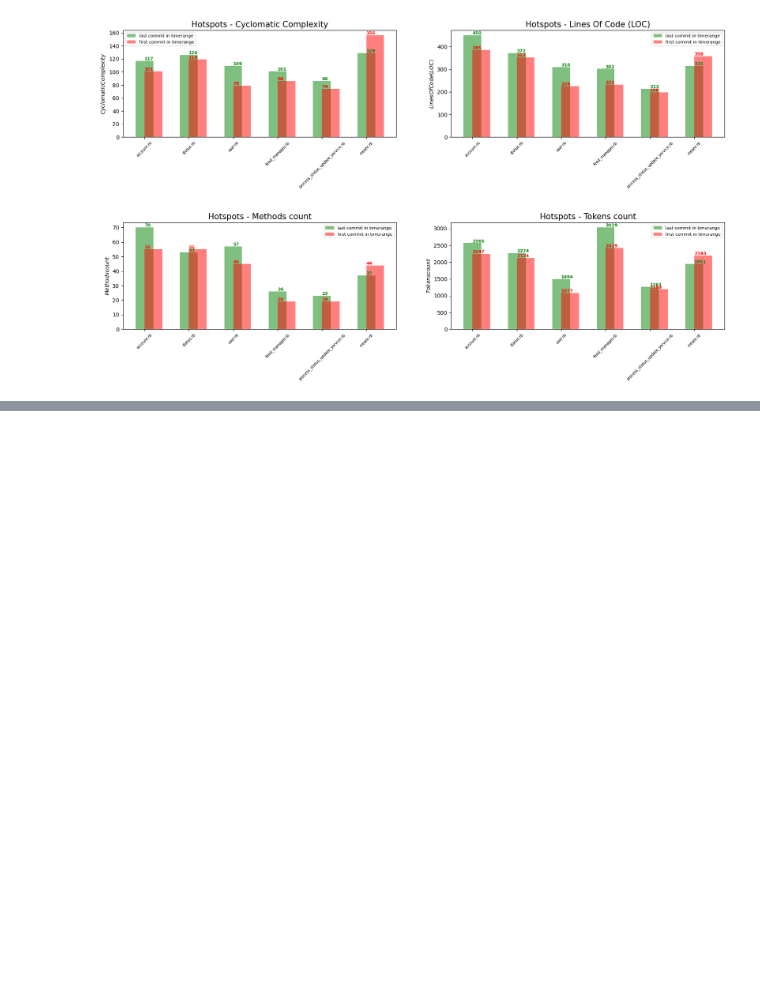
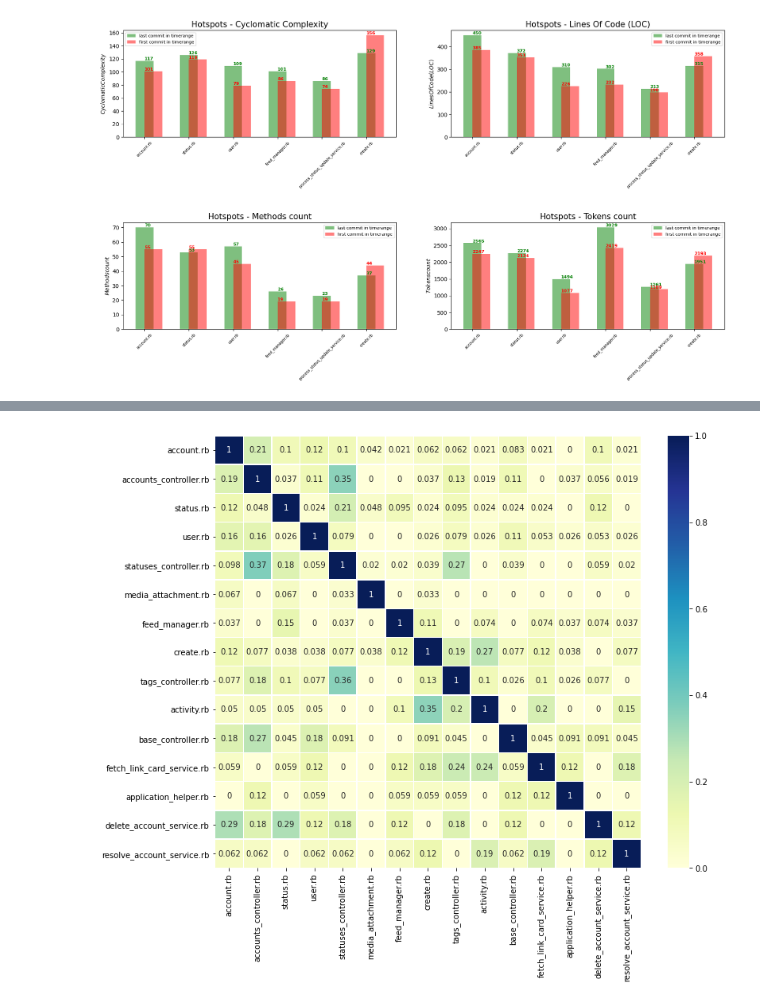
Before and after one commit to Shymsky/SOSY_SE, a Jupyter notebook: EX1.ipynb, the cells around one changed output, grey strips where cells are left out. Cells and saved outputs as stored; diff of their text form; code cells hidden in the pictures; blank space fills up the shorter version.

Commit message:
Added coupling matrix

```diff
--- a/EX1.ipynb
+++ b/EX1.ipynb
@@ -41,7 +42,7 @@ git checkout tags/v3.5.3
 cd app
 find . -type f -name "*.rb" | awk -F / '{print $(NF)}' > mastodon_rubyfiles.txt
 # %%
-mastodon_path = "C:\\Users\\szymo\\Desktop\\SOSy_repos\\mastodon"
+mastodon_path = "C:\\Users\\szymo\\Desktop\\SOSy_repos\\mastodon
 mastodon_app_path = os.path.join(mastodon_path, "app")
 git = pydriller.git.Git(mastodon_path)
 files = git.files()
@@ -111,6 +112,6 @@ The time interval chosen was guided by the versions indicated in the different t
 # %%
 # needed to run only once to create a file
 
-# repo = pydriller.Repository(mastodon_path, from_tag="v3.0.0", to_tag="v3.5.3")
-# with open('repo.pkl', 'wb') as f:
-#     pickle.dump(repo, f)
+repo = pydriller.Repository(mastodon_path, from_tag="v3.0.0", to_tag="v3.5.3")
+with open('repo.pkl', 'wb') as f:
+    pickle.dump(repo, f)
@@ -356,0 +353,11 @@ ValueError: The truth value of an array with more than one element is ambiguous.
+# %%
+max_index = 15
+most_changed_files = list(entity_changes.keys())[:max_index]
+
+coupling_matrix = np.zeros([max_index,max_index])
+for c in repo.traverse_commits():
+    for mf in c.modified_files:
+        if mf.filename in most_changed_files:
+            for mf_inner in c.modified_files:
+                if mf_inner.filename in most_changed_files:
+                    coupling_matrix[most_changed_files.index(mf.filename)][most_changed_files.index(mf_inner.filename)] += 1
@@ -356,0 +368,16 @@ ValueError: The truth value of an array with more than one element is ambiguous.
+# %%
+# normalization of the coupling matrix so we can compare different rows
+normalized_coupling_matrix = np.zeros([max_index,max_index])
+for index, line in enumerate(coupling_matrix):
+    normalized_coupling_matrix[index] = line/line[index]
+# %%
+plt.figure(figsize=(12,10))
+plt.rc('text', usetex=False)
+ax = sns.heatmap(normalized_coupling_matrix,
+                 annot=True,
+                 xticklabels=most_changed_files,
+                 yticklabels=most_changed_files,
+                 cmap="YlGnBu",
+                 linewidth=0.5)
+# %% [output]
+[figure, added]
```
Also changed, not shown: parts of 12 cells of this notebook.
